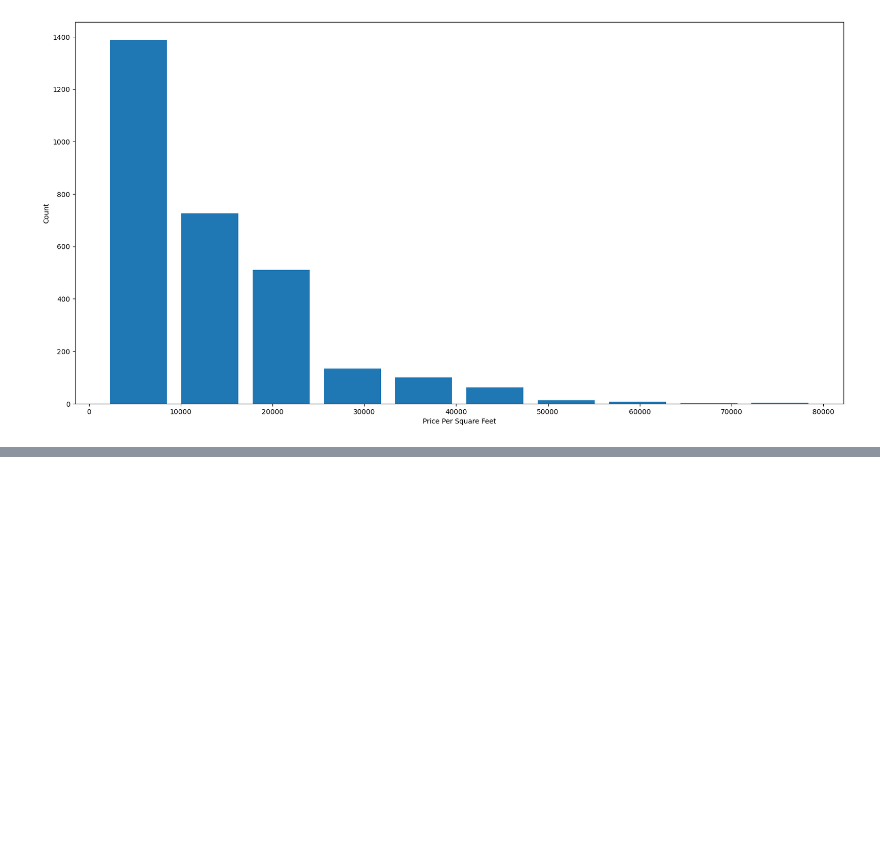
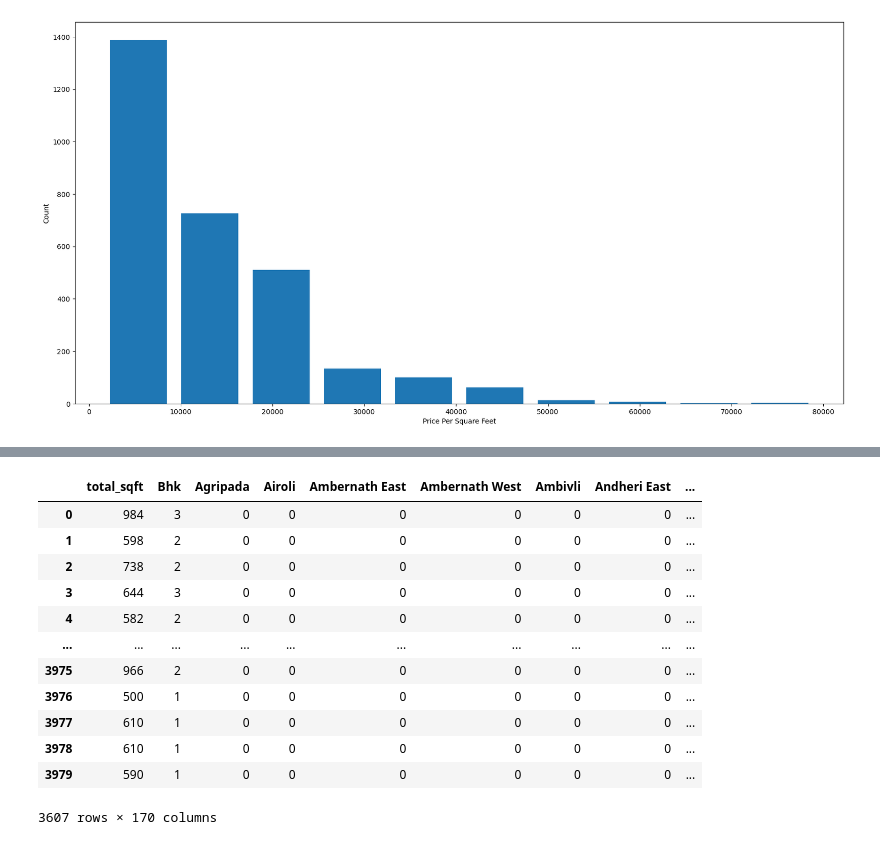
Before and after one commit to Sipher2003/Mumbai-House-Priceprediction-using-ML, a Jupyter notebook: Notebook/hpp.ipynb, the cells around one changed output, grey strips where cells are left out. Cells and saved outputs as stored; diff of their text form; code cells hidden in the pictures; blank space fills up the shorter version.

```diff
--- a/Notebook/hpp.ipynb
+++ b/Notebook/hpp.ipynb
@@ -372,0 +371,3 @@ hugehousedf
+# %%
+df7=df6.copy()
+df7
@@ -372,0 +392,3 @@ hugehousedf
+# %%
+dummies=pd.get_dummies(df7.Location)
+dummies.head(3)
@@ -372,0 +401,3 @@ hugehousedf
+# %%
+df8=pd.concat([df7.drop("Location",axis="columns"),dummies],axis='columns')
+df8.head()
@@ -372,0 +416,17 @@ hugehousedf
+# %%
+X=df8.drop(['price_sqft','price'],axis="columns")
+X
+# %% [output]
+|  | total_sqft | Bhk | Agripada | Airoli | Ambernath East | Ambernath West | Ambivli | Andheri East | ... |
+| 0 | 984 | 3 | 0 | 0 | 0 | 0 | 0 | 0 | ... |
+| 1 | 598 | 2 | 0 | 0 | 0 | 0 | 0 | 0 | ... |
+| 2 | 738 | 2 | 0 | 0 | 0 | 0 | 0 | 0 | ... |
+| 3 | 644 | 3 | 0 | 0 | 0 | 0 | 0 | 0 | ... |
+| 4 | 582 | 2 | 0 | 0 | 0 | 0 | 0 | 0 | ... |
+| ... | ... | ... | ... | ... | ... | ... | ... | ... | ... |
+| 3975 | 966 | 2 | 0 | 0 | 0 | 0 | 0 | 0 | ... |
+| 3976 | 500 | 1 | 0 | 0 | 0 | 0 | 0 | 0 | ... |
+| 3977 | 610 | 1 | 0 | 0 | 0 | 0 | 0 | 0 | ... |
+| 3978 | 610 | 1 | 0 | 0 | 0 | 0 | 0 | 0 | ... |
+| 3979 | 590 | 1 | 0 | 0 | 0 | 0 | 0 | 0 | ... |
+3607 rows × 170 columns
```
Also changed, not shown: parts of 25 cells of this notebook, 1 other file.
